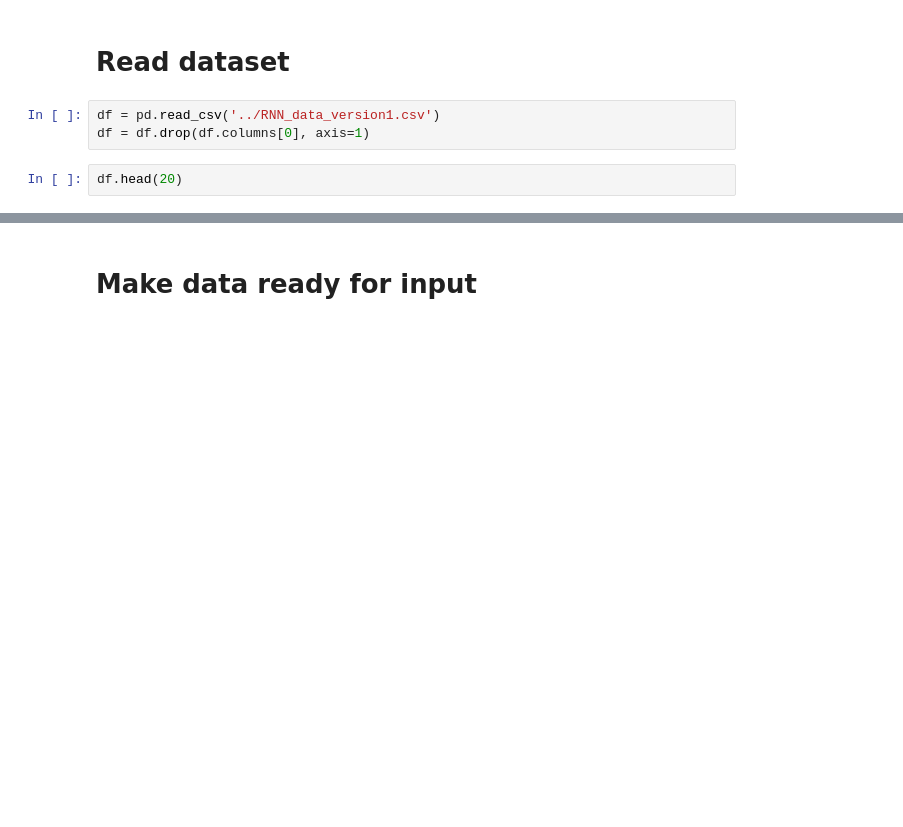
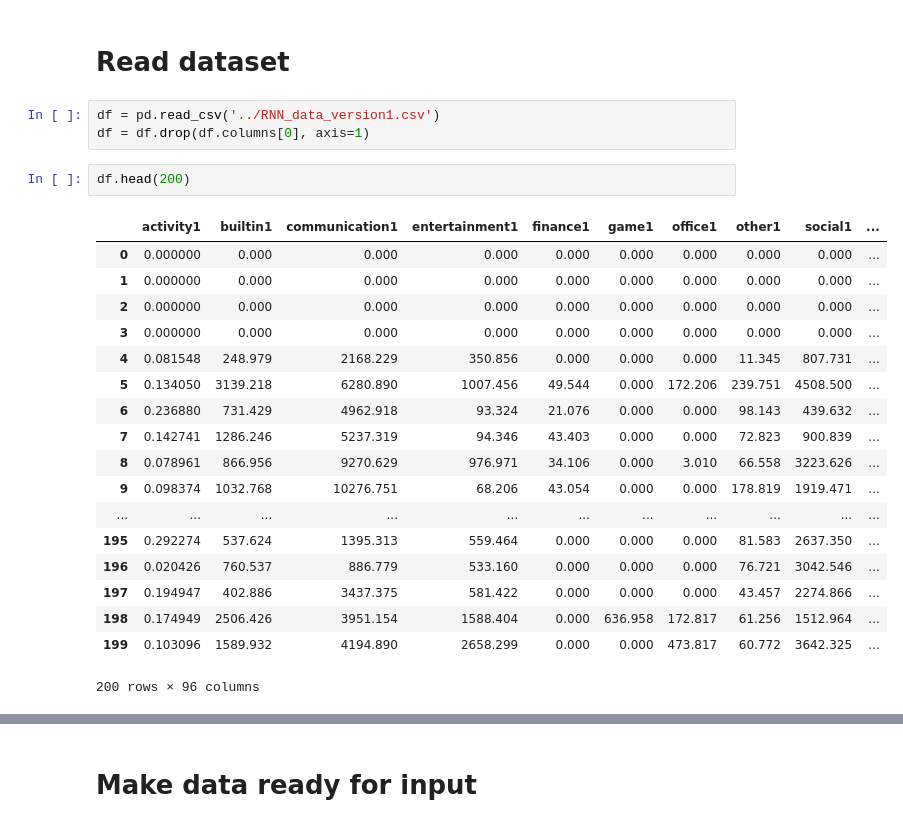
Before and after one commit to dmtGroup99/mood_smartphone, a Jupyter notebook: RNN_approach/RNN_approach.ipynb, the cells around one changed output, grey strips where cells are left out. Drawn from its saved outputs; the diff is of its cells as text; blank space fills up the shorter version.

```diff
--- a/RNN_approach/RNN_approach.ipynb
+++ b/RNN_approach/RNN_approach.ipynb
@@ -22,6 +16,25 @@ from matplotlib import pyplot
 df = pd.read_csv('../RNN_data_version1.csv')
 df = df.drop(df.columns[0], axis=1)
 # %%
-df.head(20)
+df.head(200)
+# %% [output]
+|  | activity1 | builtin1 | communication1 | entertainment1 | finance1 | game1 | office1 | other1 | social1 | ... |
+| 0 | 0.000000 | 0.000 | 0.000 | 0.000 | 0.000 | 0.000 | 0.000 | 0.000 | 0.000 | ... |
+| 1 | 0.000000 | 0.000 | 0.000 | 0.000 | 0.000 | 0.000 | 0.000 | 0.000 | 0.000 | ... |
+| 2 | 0.000000 | 0.000 | 0.000 | 0.000 | 0.000 | 0.000 | 0.000 | 0.000 | 0.000 | ... |
+| 3 | 0.000000 | 0.000 | 0.000 | 0.000 | 0.000 | 0.000 | 0.000 | 0.000 | 0.000 | ... |
+| 4 | 0.081548 | 248.979 | 2168.229 | 350.856 | 0.000 | 0.000 | 0.000 | 11.345 | 807.731 | ... |
+| 5 | 0.134050 | 3139.218 | 6280.890 | 1007.456 | 49.544 | 0.000 | 172.206 | 239.751 | 4508.500 | ... |
+| 6 | 0.236880 | 731.429 | 4962.918 | 93.324 | 21.076 | 0.000 | 0.000 | 98.143 | 439.632 | ... |
+| 7 | 0.142741 | 1286.246 | 5237.319 | 94.346 | 43.403 | 0.000 | 0.000 | 72.823 | 900.839 | ... |
+| 8 | 0.078961 | 866.956 | 9270.629 | 976.971 | 34.106 | 0.000 | 3.010 | 66.558 | 3223.626 | ... |
+| 9 | 0.098374 | 1032.768 | 10276.751 | 68.206 | 43.054 | 0.000 | 0.000 | 178.819 | 1919.471 | ... |
+| ... | ... | ... | ... | ... | ... | ... | ... | ... | ... | ... |
+| 195 | 0.292274 | 537.624 | 1395.313 | 559.464 | 0.000 | 0.000 | 0.000 | 81.583 | 2637.350 | ... |
+| 196 | 0.020426 | 760.537 | 886.779 | 533.160 | 0.000 | 0.000 | 0.000 | 76.721 | 3042.546 | ... |
+| 197 | 0.194947 | 402.886 | 3437.375 | 581.422 | 0.000 | 0.000 | 0.000 | 43.457 | 2274.866 | ... |
+| 198 | 0.174949 | 2506.426 | 3951.154 | 1588.404 | 0.000 | 636.958 | 172.817 | 61.256 | 1512.964 | ... |
+| 199 | 0.103096 | 1589.932 | 4194.890 | 2658.299 | 0.000 | 0.000 | 473.817 | 60.772 | 3642.325 | ... |
+200 rows × 96 columns
 # %%
 df.shape
```
Also changed, not shown: parts of 19 cells of this notebook, 8 other files.
